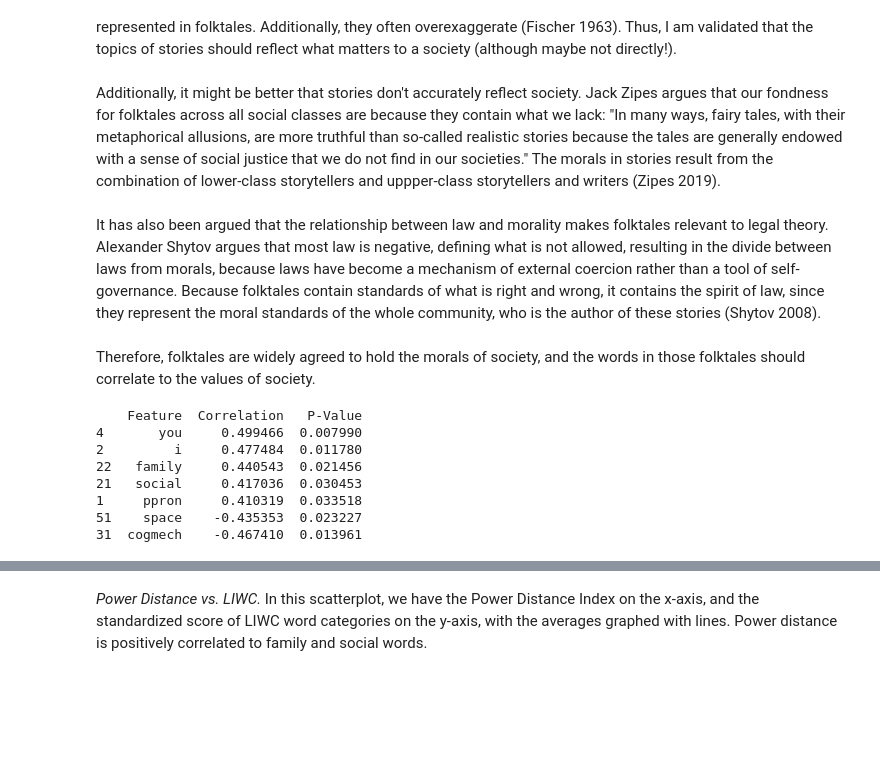
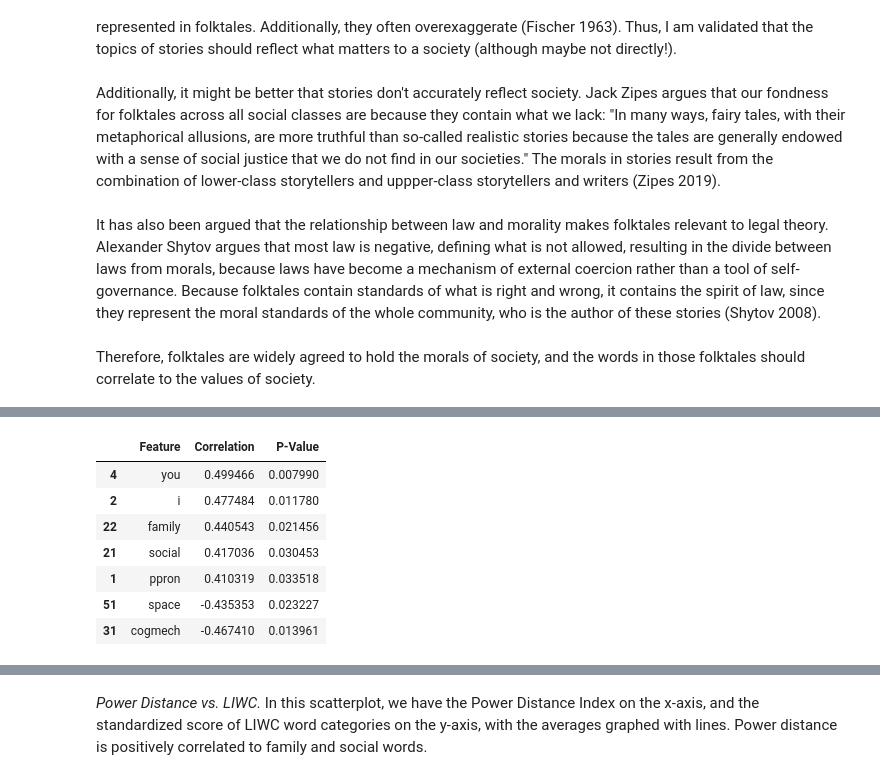
Before and after one commit to graceshaoy/folktale, a Jupyter notebook: data_exploration.ipynb, the cells around one changed output, grey strips where cells are left out. Drawn from its saved outputs; the diff is of its cells as text; code cells hidden in the pictures; blank space fills up the shorter version.

```diff
--- a/data_exploration.ipynb
+++ b/data_exploration.ipynb
@@ -187,13 +187,5 @@ nation_liwc = nation_liwc.rename(columns={'nation':'Culture'})
 nation_liwc['Culture'] = nation_liwc['Culture'].str.title()
 # %%
 corr, plot = utils.compare_liwc_hofstede('pdi',['family','social'],nation_liwc)
-plot
+corr
 # %% [output]
-    Feature  Correlation   P-Value
-4       you     0.499466  0.007990
-2         i     0.477484  0.011780
-22   family     0.440543  0.021456
-21   social     0.417036  0.030453
-1     ppron     0.410319  0.033518
-51    space    -0.435353  0.023227
-31  cogmech    -0.467410  0.013961
@@ -200,0 +192,8 @@ plot
+|  | Feature | Correlation | P-Value |
+| 4 | you | 0.499466 | 0.007990 |
+| 2 | i | 0.477484 | 0.011780 |
+| 22 | family | 0.440543 | 0.021456 |
+| 21 | social | 0.417036 | 0.030453 |
+| 1 | ppron | 0.410319 | 0.033518 |
+| 51 | space | -0.435353 | 0.023227 |
+| 31 | cogmech | -0.467410 | 0.013961 |
```
Also changed, not shown: parts of 20 cells of this notebook, 1 other file.
